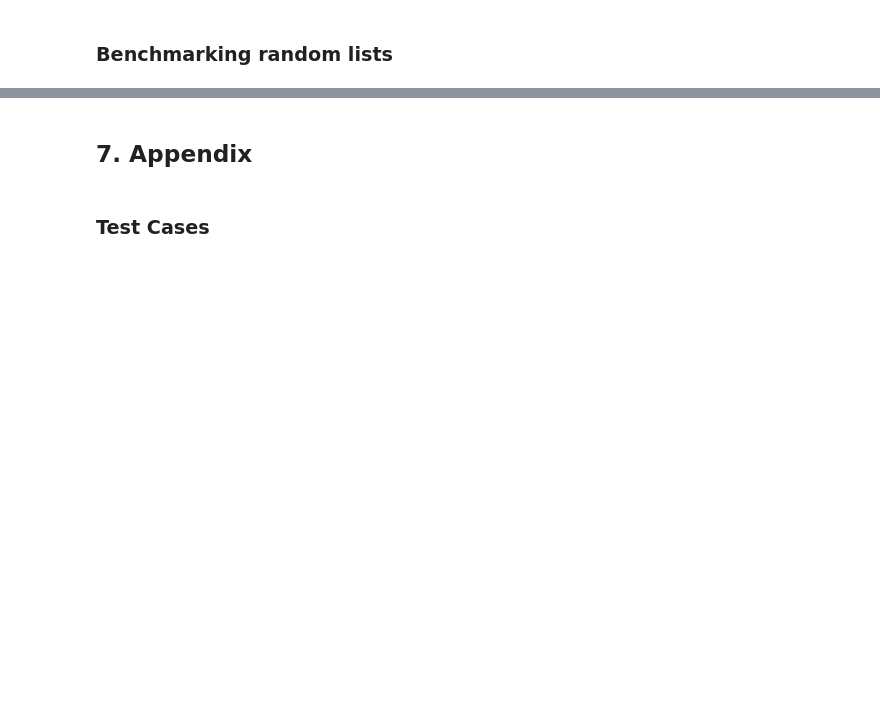
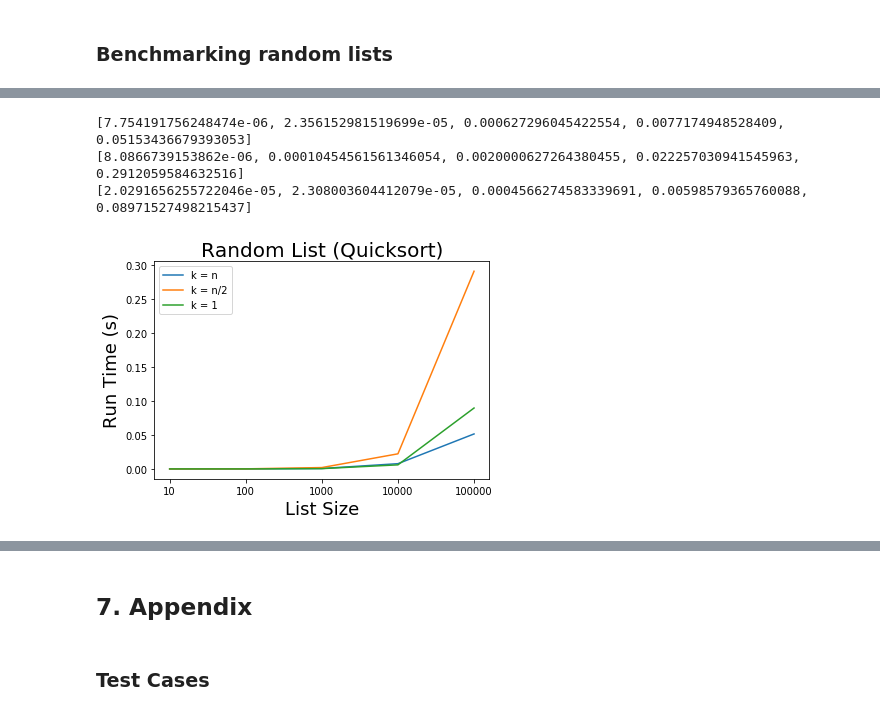
Before and after one commit to vermaam-36/AlgorithmsLab2, a Jupyter notebook: Lab 3.ipynb, the cells around one changed output, grey strips where cells are left out. Drawn from its saved outputs; the diff is of its cells as text; code cells hidden in the pictures; blank space fills up the shorter version.

```diff
--- a/Lab 3.ipynb
+++ b/Lab 3.ipynb
@@ -240,0 +356,36 @@ plt.legend()
+# %%
+quick_random_k_last_times = []
+quick_random_k_mid_times = []
+quick_random_k_first_times = []
+
+for size in benchmark_sizes:
+    rev_list = create_random(size)
+
+    k_last_time = benchmark(rev_list, len(rev_list), True)
+    quick_random_k_last_times.append(k_last_time)
+
+    k_mid_time = benchmark(rev_list, int(len(rev_list)/2), True)
+    quick_random_k_mid_times.append(k_mid_time)
+
+    k_first_time = benchmark(rev_list, 1, False)
+    quick_random_k_first_times.append(k_first_time)
+# %%
+default_x_ticks = range(len(benchmark_sizes))
+plt.plot(default_x_ticks, quick_random_k_last_times, label="k = n")
+plt.plot(default_x_ticks, quick_random_k_mid_times, label="k = n/2")
+plt.plot(default_x_ticks, quick_random_k_first_times, label="k = 1")
+plt.xticks(default_x_ticks, benchmark_sizes)
+
+plt.xlabel("List Size", fontsize=18)
+plt.ylabel("Run Time (s)", fontsize=18)
+plt.title("Random List (Quicksort)", fontsize=20)
+plt.legend()
+
+print(quick_random_k_last_times)
+print(quick_random_k_mid_times)
+print(quick_random_k_first_times)
+# %% [output]
+[7.754191756248474e-06, 2.356152981519699e-05, 0.000627296045422554, 0.0077174948528409, 0.05153436679393053]
+[8.0866739153862e-06, 0.00010454561561346054, 0.0020000627264380455, 0.022257030941545963, 0.2912059584632516]
+[2.0291656255722046e-05, 2.308003604412079e-05, 0.0004566274583339691, 0.00598579365760088, 0.08971527498215437]
+[figure, added]
```
Also changed, not shown: parts of 13 cells of this notebook.
